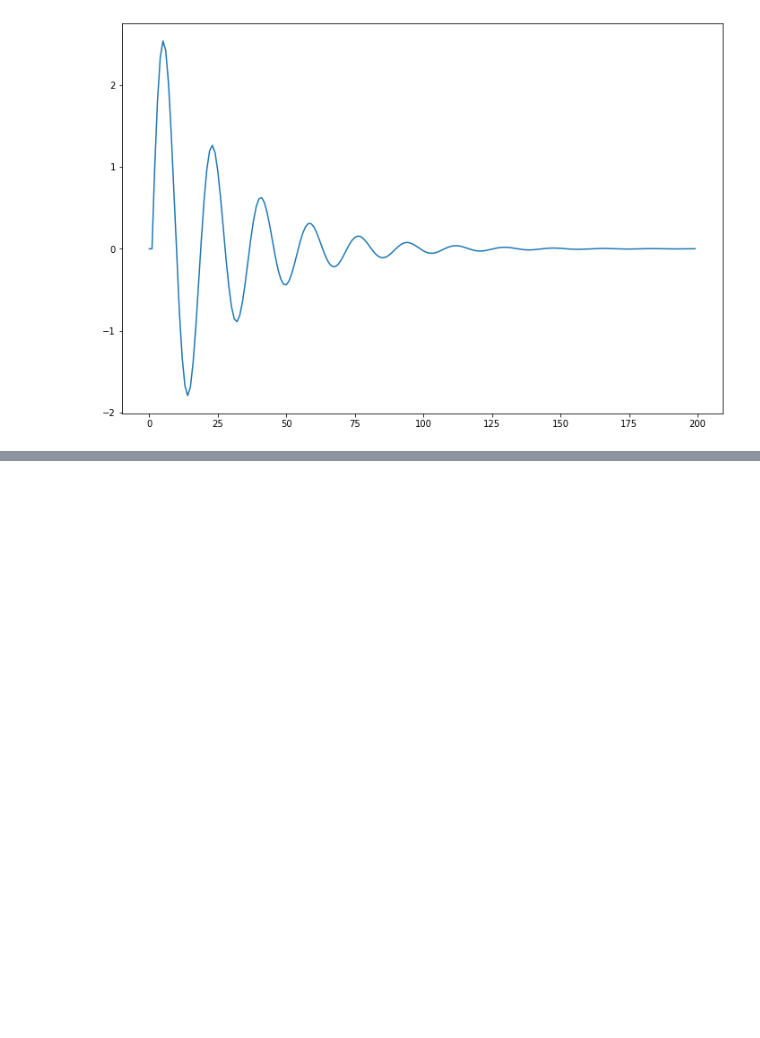
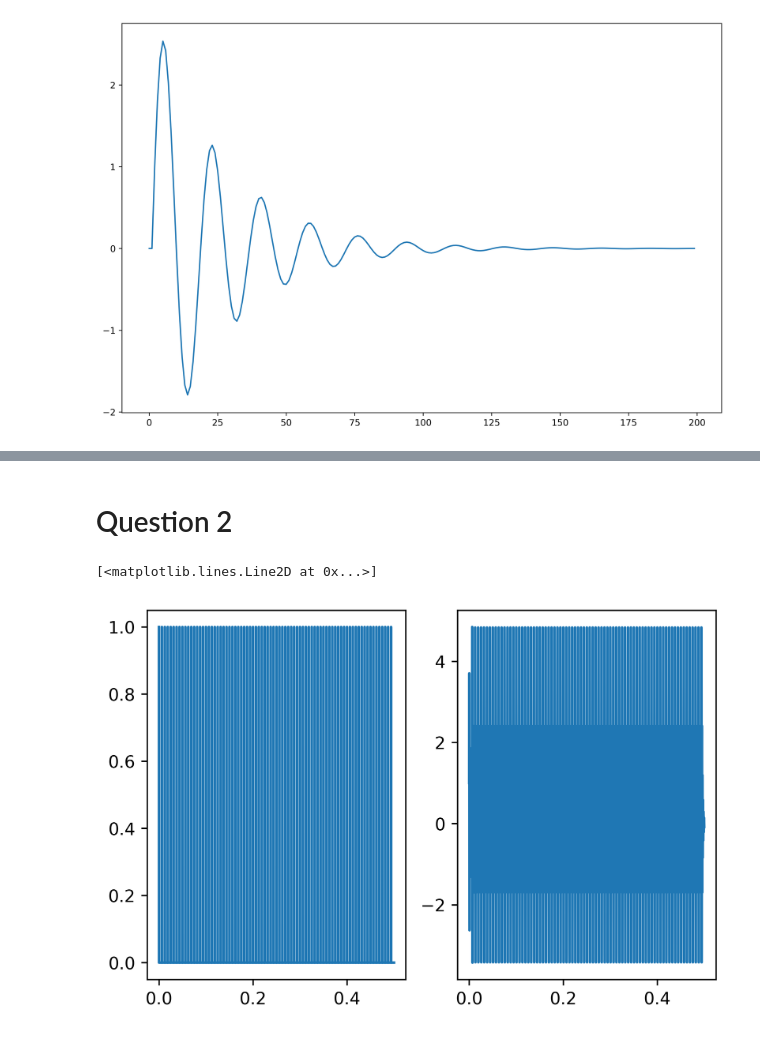
Before and after one commit to Rohit01-zoey/EE679, a Jupyter notebook: CompAssg1/Code.ipynb, the cells around one changed output, grey strips where cells are left out. Cells and saved outputs as stored; diff of their text form; code cells hidden in the pictures; blank space fills up the shorter version.

Commit message:
Question 2 done - see how to generate audio!!

```diff
--- a/CompAssg1/Code.ipynb
+++ b/CompAssg1/Code.ipynb
@@ -103,0 +119,45 @@ plt.axhline(0, c = 'r', alpha=0.3)
+# %% [markdown]
+# Question 2
+# %%
+F0 = 160
+# %%
+def computeResponse(x, samples, r, theta):
+    #computing the impulse response from the difference equations
+    assert x.shape[0]==samples
+    y = np.zeros((samples, 1))
+    y[0] = x[0] #assumed casual
+    y[1] = x[1] + 2*r*np.cos(theta)*y[0]
+    y[2] = x[2] + 2*r*np.cos(theta)*y[1] - r*r*y[0]
+    for i in range(3, samples):
+        y[i] = x[i] + 2*r*np.cos(theta)*y[i-1] - r*r*y[i-2]
+    return y
+# %%
+dur = 0.5
+timeSpace = np.linspace(0, dur, int(dur*fs))
+# %%
+def triagInput(P, samples, width = 4, start = 0):
+    #start = {0, 1} whether to start at 0 or the next non-zero sample
+    x = np.zeros((samples, 1))
+    peaks= []
+    for i in range(start, samples+start):
+        if i%P==0:
+            x[i] = 1 #populating the peaks
+            peaks.append(i)
+    for j in peaks:
+        for k in range(width):
+            if j-k>=0:
+                x[j-k] = 1 - (k/width)
+            if j+k<samples:
+                x[j+k] = 1 - (k/width)
+    return x
+# %%
+P = fs//F0
+samp = len(timeSpace)
+width = 2#no of samples on either side of the peak
+plt.subplot(1, 2, 1)
+plt.plot(timeSpace, triagInput(P, samp, width = width))
+plt.subplot(1, 2, 2)
+plt.plot(timeSpace, computeResponse(triagInput(P, samp, width = width), samp, r, theta))
+# %% [output]
+[<matplotlib.lines.Line2D at 0x...>]
+[figure, added]
```
Also changed, not shown: parts of 20 cells of this notebook, 1 other file.
